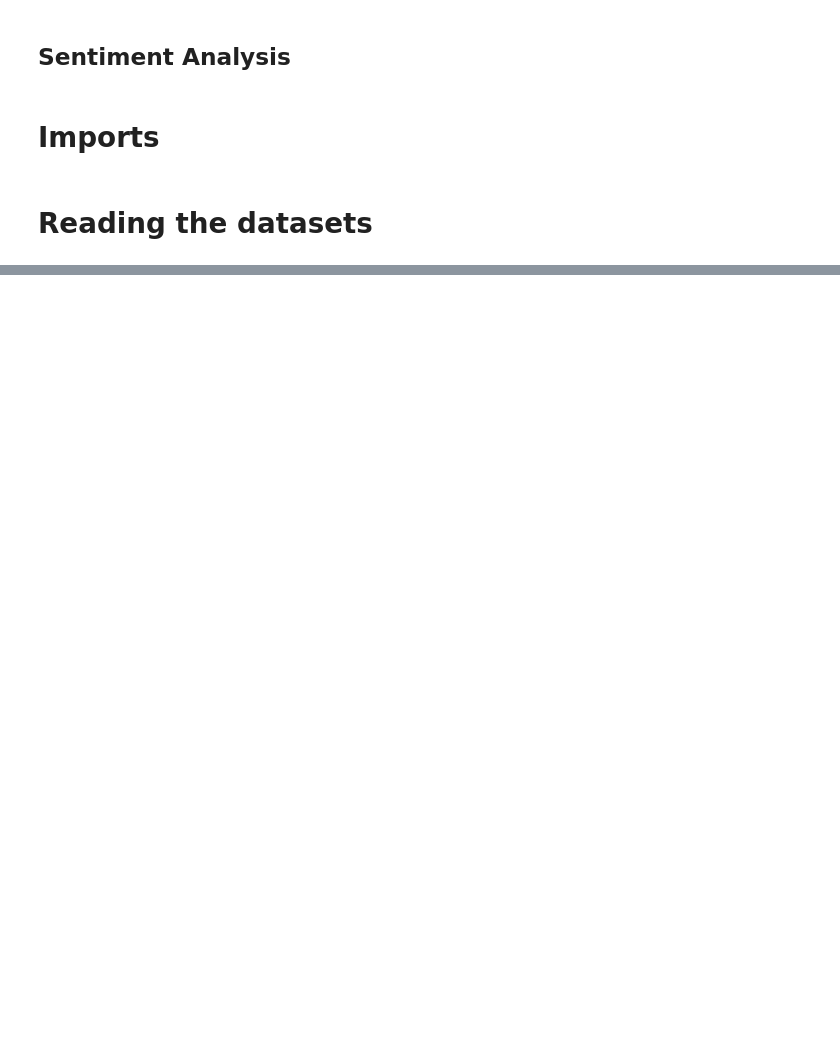
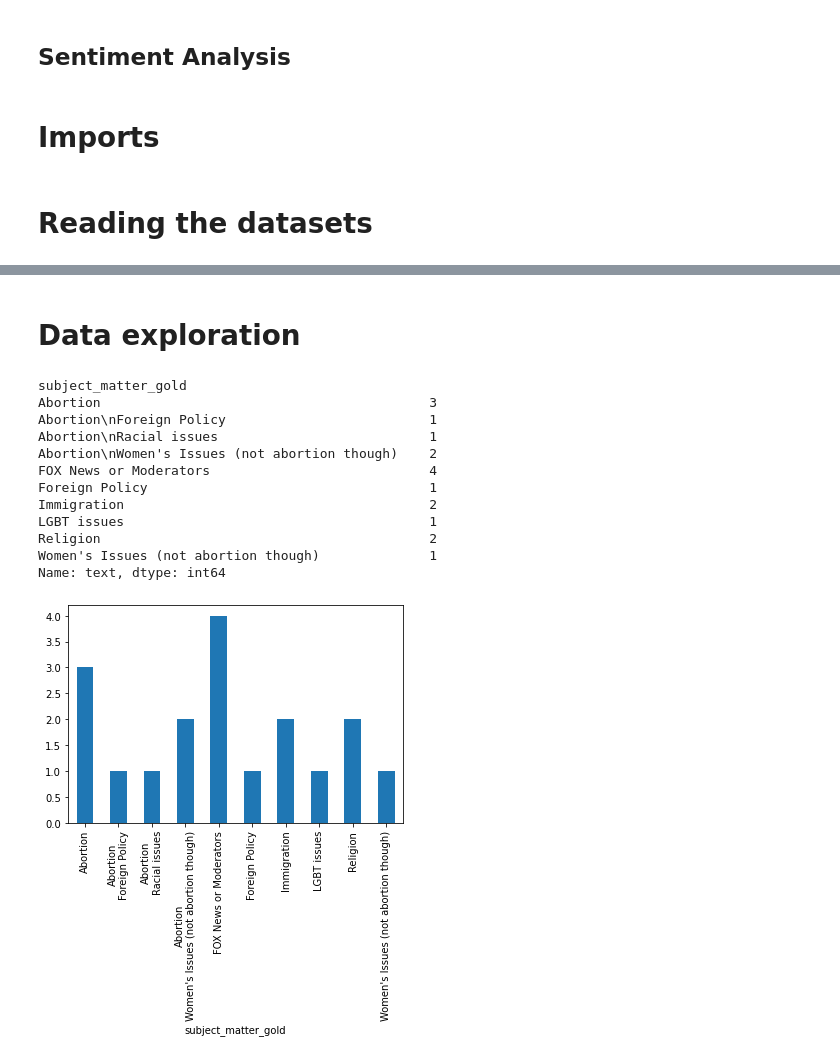
Before and after one commit to annagossner/mba_textmining, a Jupyter notebook: SentimentAnalysis.ipynb, the cells around one changed output, grey strips where cells are left out. Saved outputs shown, nothing was run; the diff lists cells and outputs as text; code cells hidden in the pictures; blank space fills up the shorter version.

```diff
--- a/SentimentAnalysis.ipynb
+++ b/SentimentAnalysis.ipynb
@@ -18,5 +23,5 @@ from sklearn.pipeline import Pipeline
 # %% [markdown]
 # Reading the datasets
 # %%
-data = pd.read_csv("Sentiment.csv")
+data = pd.read_csv('https://raw.githubusercontent.com/annagossner/mba_textmining/main/data/Sentiment.csv')
 data.shape
@@ -22,0 +32,5 @@ data.shape
+# %%
+# Convert to lowercase
+
+data['text'] = data['text'].apply(lambda x: x.lower())
+data.head()
@@ -22,0 +45,11 @@ data.shape
+# %%
+# Remove punctuation
+
+import string
+
+def punctuation_removal(text):
+    all_list = [char for char in text if char not in string.punctuation]
+    clean_str = ''.join(all_list)
+    return clean_str
+
+data['text'] = data['text'].apply(punctuation_removal)
@@ -22,0 +73,7 @@ data.shape
+# %%
+import nltk
+nltk.download('stopwords')
+from nltk.corpus import stopwords
+stop = stopwords.words('english')
+
+data['text'] = data['text'].apply(lambda x: ' '.join([word for word in x.split() if word not in (stop)]))
@@ -22,0 +83,21 @@ data.shape
+# %% [markdown]
+# Data exploration
+# %%
+# How many articles per subject?
+print(data.groupby(['subject_matter_gold'])['text'].count())
+data.groupby(['subject_matter_gold'])['text'].count().plot(kind="bar")
+plt.show()
+# %% [output]
+subject_matter_gold
+Abortion                                          3
+Abortion\nForeign Policy                          1
+Abortion\nRacial issues                           1
+Abortion\nWomen's Issues (not abortion though)    2
+FOX News or Moderators                            4
+Foreign Policy                                    1
+Immigration                                       2
+LGBT issues                                       1
+Religion                                          2
+Women's Issues (not abortion though)              1
+Name: text, dtype: int64
+[figure, added]
```
Also changed, not shown: parts of 19 cells of this notebook.
